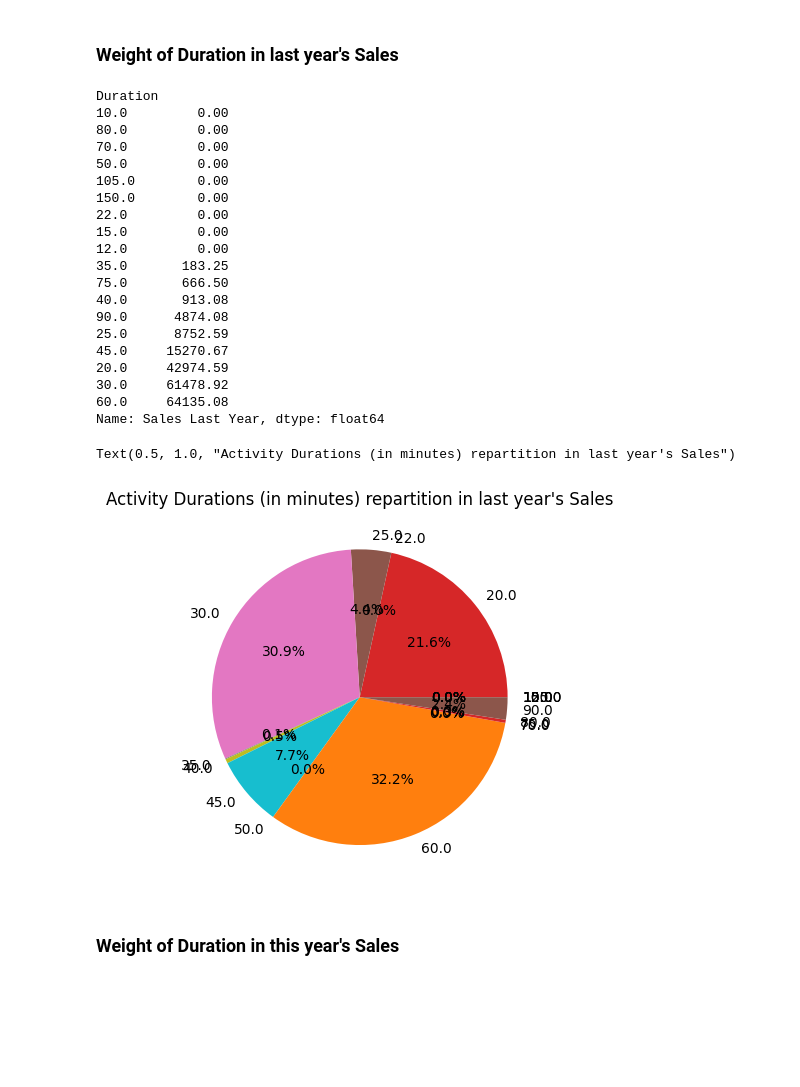
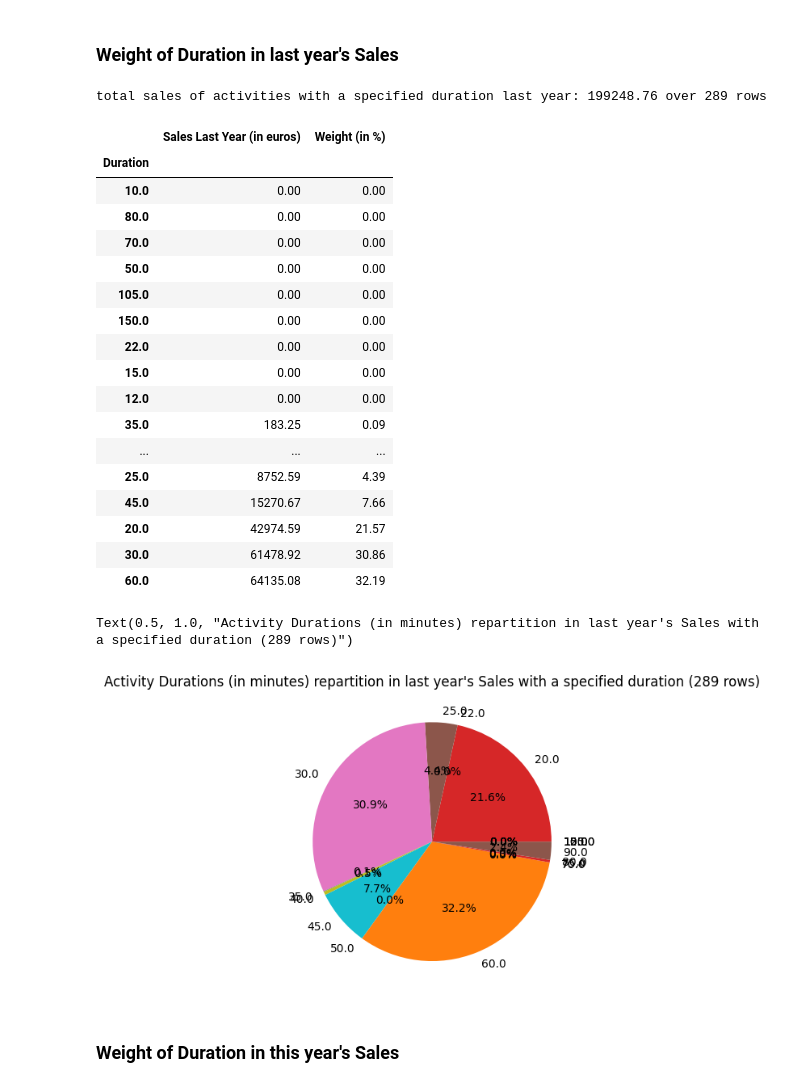
Before and after one commit to Alhuin/SmartBoxAnalysis, a Jupyter notebook: SmartBoxAnalysis.ipynb, the cells around one changed output. Cells and saved outputs as stored; diff of their text form; code cells hidden in the pictures; blank space fills up the shorter version.

```diff
--- a/SmartBoxAnalysis.ipynb
+++ b/SmartBoxAnalysis.ipynb
@@ -508,37 +508,42 @@ Text(0.5, 1.0, 'Conversion Rate Evolution By region')
 # %% [markdown]
 ### Weight of Duration in last year's Sales
 # %%
-sales_by_duration = sales.groupby("Duration")["Sales"].sum()
-sales_by_duration_last_year = sales.groupby("Duration")["Sales Last Year"].sum()
-durations = sales_by_duration.keys()
+dur_sales_last_year = sales.loc[~pd.isna(sales["Duration"])]["Sales Last Year"].sum()
+dur_sales_last_year_count = sales.loc[~pd.isna(sales["Duration"])]["Sales Last Year"].count()
+dur_sales = sales.loc[~pd.isna(sales["Duration"])]["Sales"].sum()
+dur_sales_count = sales.loc[~pd.isna(sales["Duration"])]["Sales"].count()
+print(f'total sales of activities with a specified duration last year: {dur_sales_last_year} over {dur_sales_last_year_count} rows')
+sales_by_duration = pd.Series(sales.groupby("Duration")["Sales"].sum(), name="Sales (in euros)")
+sales_by_duration_last_year = pd.Series(sales.groupby("Duration")["Sales Last Year"].sum(), name="Sales Last Year (in euros)")
+weight_last_year = pd.Series((sales_by_duration_last_year * 100 / dur_sales_last_year).round(2), name="Weight (in %)")
+weight = pd.Series((sales_by_duration * 100 / dur_sales).round(2), name="Weight (in %)")
 
-print(sales_by_duration_last_year.sort_values())
+display(pd.concat([sales_by_duration_last_year, weight_last_year], axis=1).sort_values(by="Weight (in %)"))
 fig, ax = plt.subplots()
 ax.pie(sales_by_duration_last_year, labels=sales_by_duration_last_year.keys(), autopct='%1.1f%%')
-ax.set_title("Activity Durations (in minutes) repartition in last year's Sales")
+ax.set_title(f"Activity Durations (in minutes) repartition in last year's Sales with a specified duration ({dur_sales_last_year_count} rows)")
 # %% [output]
-Duration
-10.0         0.00
-80.0         0.00
-70.0         0.00
-50.0         0.00
-105.0        0.00
-150.0        0.00
-22.0         0.00
-15.0         0.00
-12.0         0.00
-35.0       183.25
-75.0       666.50
-40.0       913.08
-90.0      4874.08
-25.0      8752.59
-45.0     15270.67
-20.0     42974.59
-30.0     61478.92
-60.0     64135.08
-Name: Sales Last Year, dtype: float64
+total sales of activities with a specified duration last year: 199248.76 over 289 rows
+|  | Sales Last Year (in euros) | Weight (in %) |
+| Duration |  |  |
+| 10.0 | 0.00 | 0.00 |
+| 80.0 | 0.00 | 0.00 |
+| 70.0 | 0.00 | 0.00 |
+| 50.0 | 0.00 | 0.00 |
+| 105.0 | 0.00 | 0.00 |
+| 150.0 | 0.00 | 0.00 |
+| 22.0 | 0.00 | 0.00 |
+| 15.0 | 0.00 | 0.00 |
+| 12.0 | 0.00 | 0.00 |
+| 35.0 | 183.25 | 0.09 |
+| ... | ... | ... |
+| 25.0 | 8752.59 | 4.39 |
+| 45.0 | 15270.67 | 7.66 |
+| 20.0 | 42974.59 | 21.57 |
+| 30.0 | 61478.92 | 30.86 |
+| 60.0 | 64135.08 | 32.19 |
-Text(0.5, 1.0, "Activity Durations (in minutes) repartition in last year's Sales")
+Text(0.5, 1.0, "Activity Durations (in minutes) repartition in last year's Sales with a specified duration (289 rows)")
-[figure, old version]
+[figure, new version]
 # %% [markdown]
 ### Weight of Duration in this year's Sales
 # %%
```
Also changed, not shown: parts of 3 cells of this notebook.
